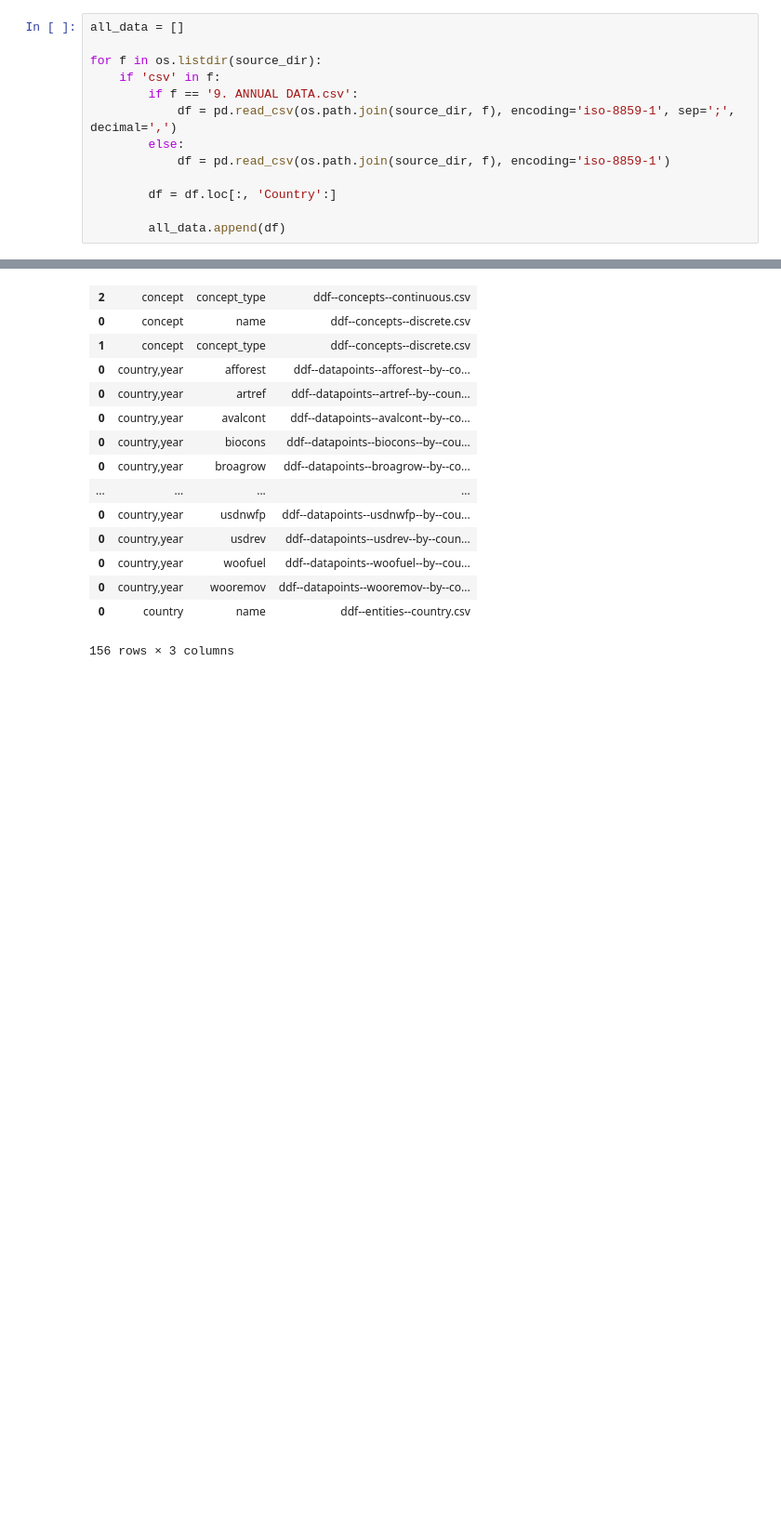
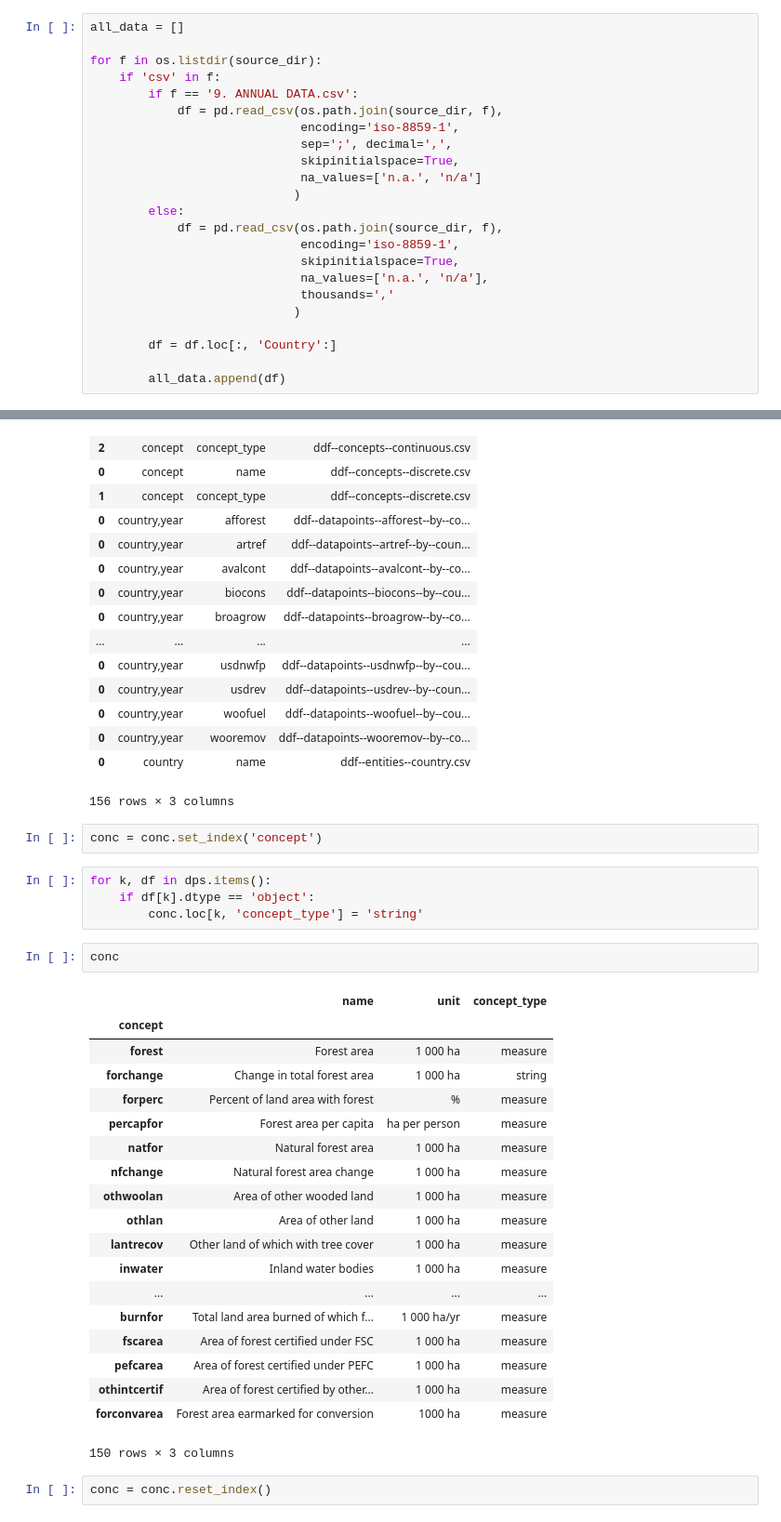
Before and after one commit to open-numbers/ddf--unfao--fra, a Jupyter notebook: etl/forestry.ipynb, the cells around one changed output, grey strips where cells are left out. Shown at 93% size. Drawn from its saved outputs; the diff is of its cells as text; blank space fills up the shorter version.

```diff
--- a/etl/forestry.ipynb
+++ b/etl/forestry.ipynb
@@ -80,9 +80,19 @@ all_data = []
 for f in os.listdir(source_dir):
     if 'csv' in f:
         if f == '9. ANNUAL DATA.csv':
-            df = pd.read_csv(os.path.join(source_dir, f), encoding='iso-8859-1', sep=';', decimal=',')
+            df = pd.read_csv(os.path.join(source_dir, f),
+                             encoding='iso-8859-1',
+                             sep=';', decimal=',',
+                             skipinitialspace=True,
+                             na_values=['n.a.', 'n/a']
+                            )
         else:
-            df = pd.read_csv(os.path.join(source_dir, f), encoding='iso-8859-1')
+            df = pd.read_csv(os.path.join(source_dir, f),
+                             encoding='iso-8859-1',
+                             skipinitialspace=True,
+                             na_values=['n.a.', 'n/a'],
+                             thousands=','
+                            )
 
         df = df.loc[:, 'Country':]
 
@@ -261,3 +269,33 @@ create_index_file('../')
 | 0 | country,year | wooremov | ddf--datapoints--wooremov--by--co... |
 | 0 | country | name | ddf--entities--country.csv |
 156 rows × 3 columns
+# %%
+conc = conc.set_index('concept')
+# %%
+for k, df in dps.items():
+    if df[k].dtype == 'object':
+        conc.loc[k, 'concept_type'] = 'string'
+# %%
+conc
+# %% [output]
+|  | name | unit | concept_type |
+| concept |  |  |  |
+| forest | Forest area | 1 000 ha | measure |
+| forchange | Change in total forest area | 1 000 ha | string |
+| forperc | Percent of land area with forest | % | measure |
+| percapfor | Forest area per capita | ha per person | measure |
+| natfor | Natural forest area | 1 000 ha | measure |
+| nfchange | Natural forest area change | 1 000 ha | measure |
+| othwoolan | Area of other wooded land | 1 000 ha | measure |
+| othlan | Area of other land | 1 000 ha | measure |
+| lantrecov | Other land of which with tree cover | 1 000 ha | measure |
+| inwater | Inland water bodies | 1 000 ha | measure |
+| ... | ... | ... | ... |
+| burnfor | Total land area burned of which f... | 1 000 ha/yr | measure |
+| fscarea | Area of forest certified under FSC | 1 000 ha | measure |
+| pefcarea | Area of forest certified under PEFC | 1 000 ha | measure |
+| othintcertif | Area of forest certified by other... | 1 000 ha | measure |
+| forconvarea | Forest area earmarked for conversion | 1000 ha | measure |
+150 rows × 3 columns
+# %%
+conc = conc.reset_index()
```
Also changed, not shown: parts of 3 cells of this notebook, 12 other files.
